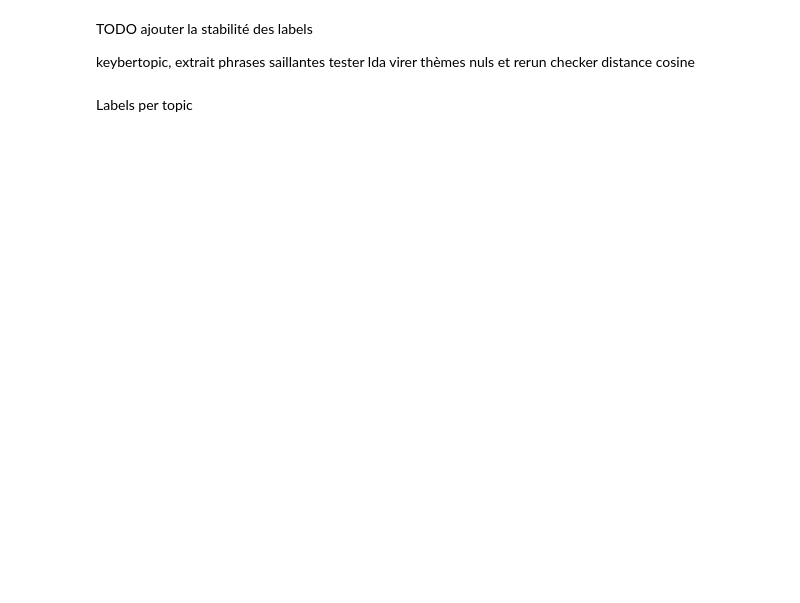
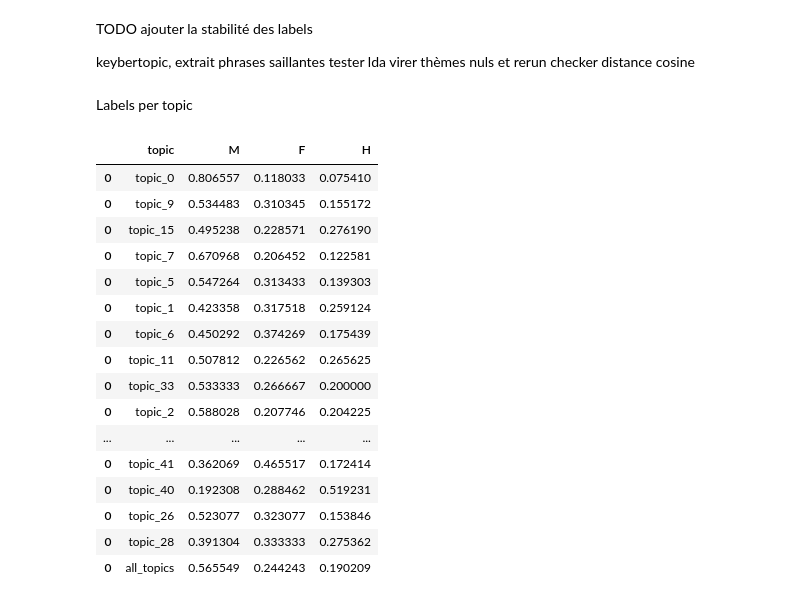
Before and after one commit to lucas-cumunel/PESSD-GBOGC, a Jupyter notebook: topic_modeling.ipynb, the cells around one changed output. Saved outputs shown, nothing was run; the diff lists cells and outputs as text; code cells hidden in the pictures; blank space fills up the shorter version.

Commit message:
counts of labels

```diff
--- a/topic_modeling.ipynb
+++ b/topic_modeling.ipynb
@@ -391,7 +391,34 @@ Labels per topic
 # %%
 # Only classified docs
 clf = df[df["topic"]!=-1]
+cdf = pd.DataFrame()
+for i in clf["topic"].unique() :
+    tmp = df[df["topic"]==i]
+    tmp = tmp["g_ath"].value_counts(normalize=True)
+    tmp = pd.DataFrame([{"topic":f"topic_{i}","M":tmp["M"],"F":tmp["F"],"H":tmp["H"]}])
+    cdf = pd.concat([cdf,tmp])
 
-#for i in clf["topic"].unique() :
-tmp = df[df["topic"]==2]
-tmp["g_ath"].value_counts(normalize=True)
+# Full df values
+tmp = clf["g_ath"].value_counts(normalize=True)
+tmp = pd.DataFrame([{"topic":f"all_topics","M":tmp["M"],"F":tmp["F"],"H":tmp["H"]}])
+cdf = pd.concat([cdf,tmp])
+
+cdf
+# %% [output]
+|  | topic | M | F | H |
+| 0 | topic_0 | 0.806557 | 0.118033 | 0.075410 |
+| 0 | topic_9 | 0.534483 | 0.310345 | 0.155172 |
+| 0 | topic_15 | 0.495238 | 0.228571 | 0.276190 |
+| 0 | topic_7 | 0.670968 | 0.206452 | 0.122581 |
+| 0 | topic_5 | 0.547264 | 0.313433 | 0.139303 |
+| 0 | topic_1 | 0.423358 | 0.317518 | 0.259124 |
+| 0 | topic_6 | 0.450292 | 0.374269 | 0.175439 |
+| 0 | topic_11 | 0.507812 | 0.226562 | 0.265625 |
+| 0 | topic_33 | 0.533333 | 0.266667 | 0.200000 |
+| 0 | topic_2 | 0.588028 | 0.207746 | 0.204225 |
+| ... | ... | ... | ... | ... |
+| 0 | topic_41 | 0.362069 | 0.465517 | 0.172414 |
+| 0 | topic_40 | 0.192308 | 0.288462 | 0.519231 |
+| 0 | topic_26 | 0.523077 | 0.323077 | 0.153846 |
+| 0 | topic_28 | 0.391304 | 0.333333 | 0.275362 |
+| 0 | all_topics | 0.565549 | 0.244243 | 0.190209 |
```
